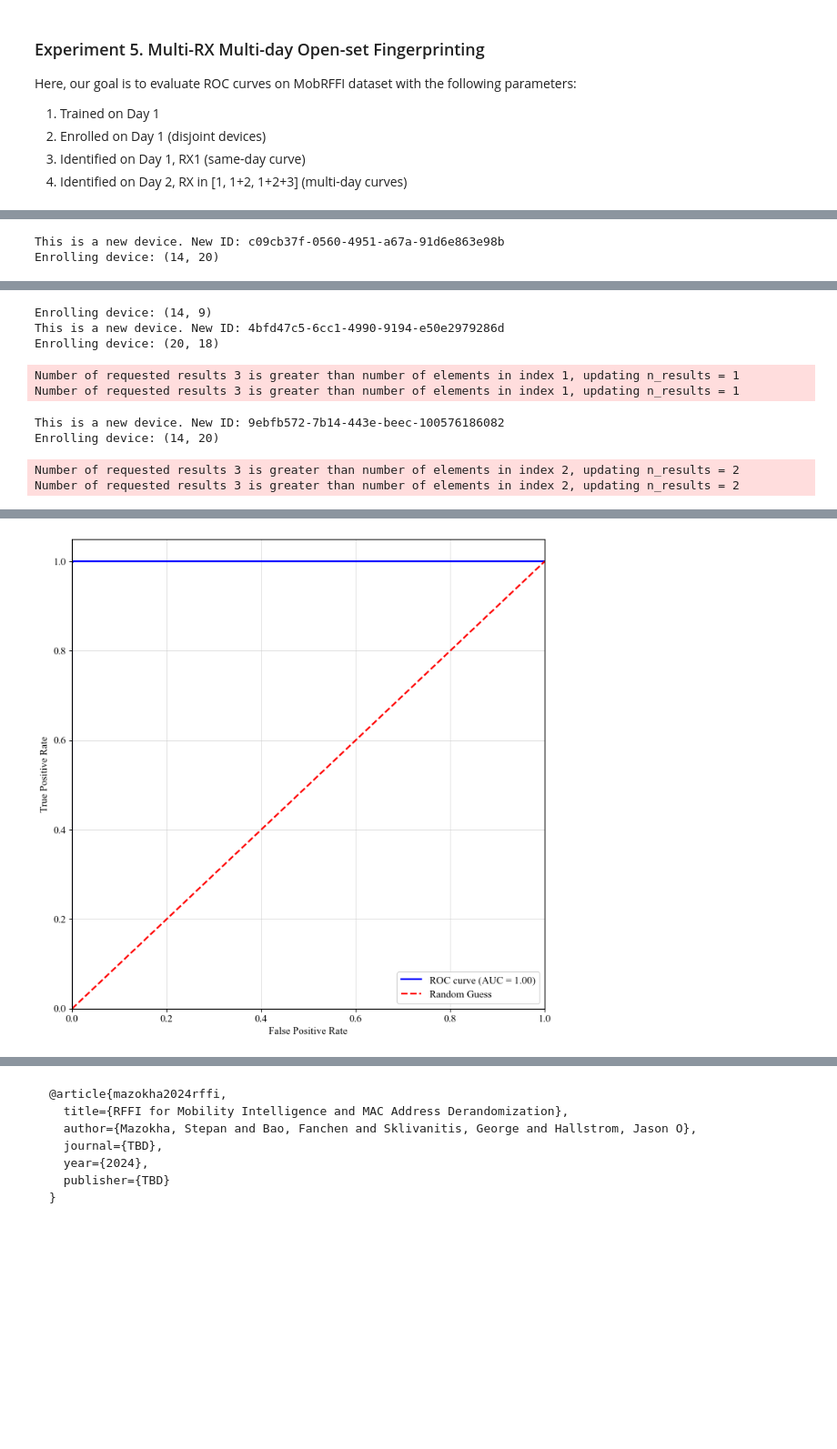
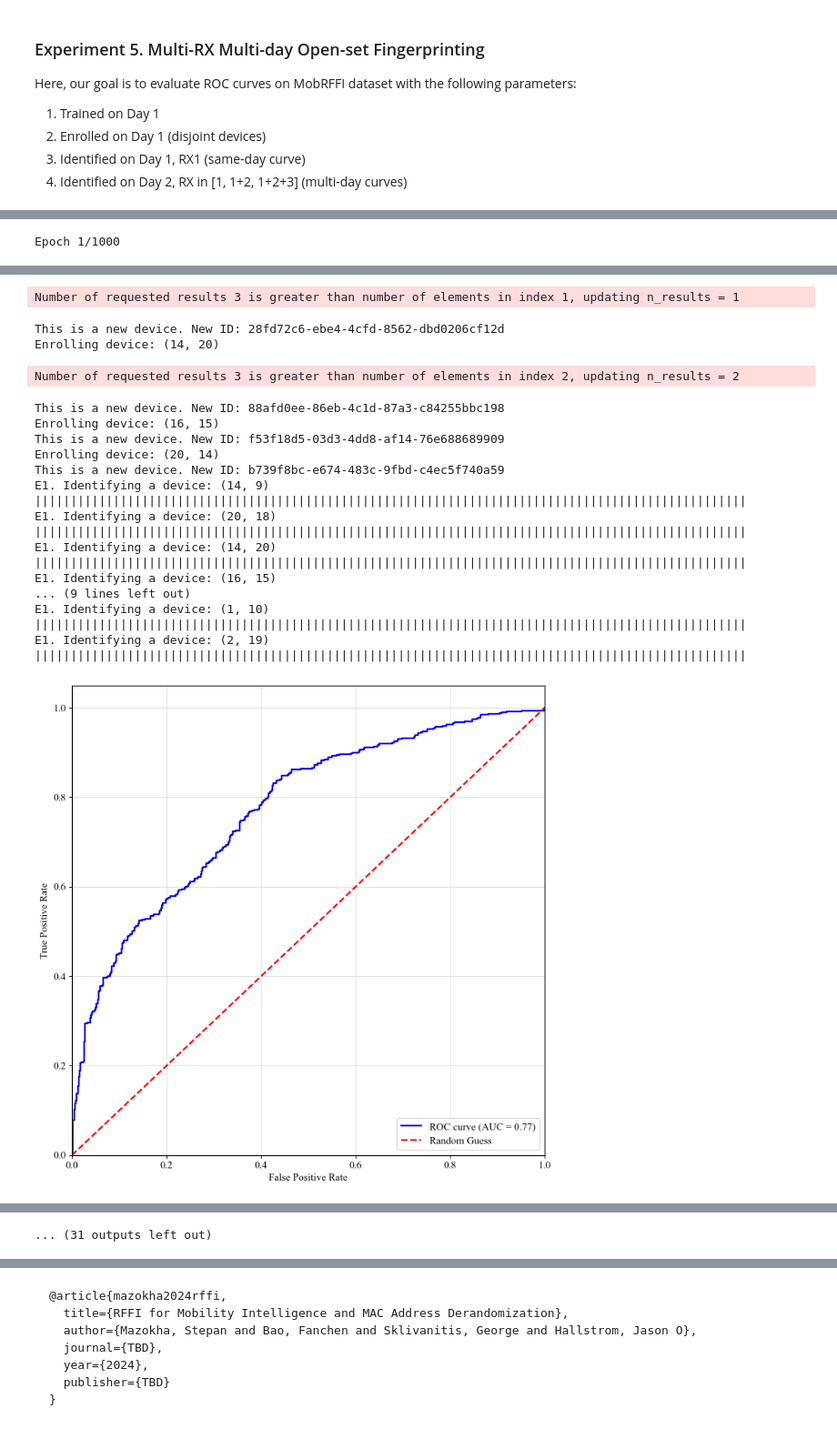
Before and after one commit to C2A2-at-Florida-Atlantic-University/AODT_RFFI, a Jupyter notebook: fingerprinting/mobrffi_extractor_demo.ipynb, the cells around one changed output, grey strips where cells are left out. Shown at 91% size. Drawn from its saved outputs; the diff is of its cells as text; code cells hidden in the pictures; blank space fills up the shorter version.

```diff
--- a/fingerprinting/mobrffi_extractor_demo.ipynb
+++ b/fingerprinting/mobrffi_extractor_demo.ipynb
@@ -528,33 +555,37 @@ Here, our goal is to evaluate ROC curves on MobRFFI dataset with the following p
 3. Identified on Day 1, RX1 (same-day curve)
 4. Identified on Day 2, RX in [1, 1+2, 1+2+3] (multi-day curves)
 # %%
-enable_training = False
+enable_training = True
 training_days = 1
 augment_multiplier = 2
 ch_ind = True
 loss_function = 'triplet_loss'
 loss_alpha = 1.1
 day_enroll_i = 0
-day_identify_i = 3
-augment_multiplier=2
-disjoint_node_ids_enroll = [269, 398, 280]
-disjoint_node_ids_identify = [269, 398, 280, 315, 394, 300, 330]
+disjoint_node_ids_enroll = [269, 398, 280, 315, 394]
+disjoint_node_ids_identify = [269, 398, 280, 315, 394, 300, 330, 1, 10, 39]
 
-for rx_nodes_max in range(1, 4):
-    rx_nodes = RX_NODES[0:rx_nodes_max]
+data_config = {'dataset_name': DatasetAPI.DATASET_V2V4, 'frame_count_train': 200, 'frame_count_epoch': 2, 'samples_count': 400}
+model_config = { 'loss_type': loss_function, 'alpha': loss_alpha, 'fp_len': 512, 'row': 80, 'batch_size': 32, 'enable_ind': ch_ind }
 
-    data_config = DATA_CONFIG = {'dataset_name': DatasetAPI.DATASET_V2V4, 'frame_count_train': 200, 'frame_count_epoch': 2, 'samples_count': 400}
-    model_config = { 'loss_type': loss_function, 'alpha': loss_alpha, 'fp_len': 512, 'row': 80, 'batch_size': 32, 'enable_ind': ch_ind }
-    fp_api = FingerprintingAPI(rx_ids = rx_nodes, data_config=data_config, model_config=model_config, aug_config=AUG_CONFIG, root_dir=ROOT_DIRECTORY, matlab_src_dir=MATLAB_SRC_DIRECTORY, matlab_session_id=MATLAB_SESSION_ID, aug_on=AUG_ON)
-    eval_api = EvaluationAPI(rx_ids = rx_nodes, data_config=data_config, model_config=model_config, aug_config=AUG_CONFIG, root_dir=ROOT_DIRECTORY, matlab_src_dir=MATLAB_SRC_DIRECTORY, matlab_session_id=MATLAB_SESSION_ID, aug_on=AUG_ON)
+roc_curves = [] # comment when running second time to combine ROC curves
+for day_identify_i in [1, 0]: # this wont work. gotta change day path in dataset api. this value must remain = 1 at all times.
+    for rx_nodes_max in [1, 2, 3]:
+        rx_nodes = RX_NODES[0:rx_nodes_max]
 
-    # 1. Let's train (or load) our models
-    models = get_extractor_models(fp_api, training_days, augment_multiplier, enable_training=enable_training, plot_history=False, show_summary=False)
+        print(f'Evaluating: Nrx={len(rx_nodes)}, Enroll Day={day_enroll_i+1}, Identify Day={day_identify_i+1}')
 
-    # 2. Let's evaluate open-set scenario
-    eval_api.evaluate_open_set_multirx(rx_ids=rx_nodes,
-        epoch_idx_enroll = 0, epochs_idx_identify = 1,
-        enroll_device_idx = disjoint_node_ids_enroll,
-        identify_device_idx = disjoint_node_ids_identify,
-        frame_count_enroll = 50, frame_count_identify = 200)
+        fp_api = FingerprintingAPI(rx_ids = rx_nodes, data_config=data_config, model_config=model_config, aug_config=AUG_CONFIG, root_dir=ROOT_DIRECTORY, matlab_src_dir=MATLAB_SRC_DIRECTORY, matlab_session_id=MATLAB_SESSION_ID, aug_on=AUG_ON)
+        eval_api = EvaluationAPI(rx_ids = rx_nodes, data_config=data_config, model_config=model_config, aug_config=AUG_CONFIG, root_dir=ROOT_DIRECTORY, matlab_src_dir=MATLAB_SRC_DIRECTORY, matlab_session_id=MATLAB_SESSION_ID, aug_on=AUG_ON)
+        models = get_extractor_models(fp_api, training_days, augment_multiplier, enable_training=enable_training, plot_history=False, show_summary=False)
+
+        fpr, tpr = eval_api.evaluate_open_set_multirx(rx_ids=rx_nodes,
+            epoch_idx_enroll = day_enroll_i, epochs_idx_identify = day_identify_i,
+            enroll_device_idx = disjoint_node_ids_enroll,
+            identify_device_idx = disjoint_node_ids_identify,
+            frame_count_enroll = 50, frame_count_identify = 100)
+
+        roc_curves.append({'tpr': tpr, 'fpr': fpr, 'info': f'Enrolled on day {day_enroll_i+1}, Identified on day {day_identify_i+1}, Receivers Combined: {len(rx_nodes)}'})
+
+utils.plot_roc_curves(roc_curves)
 # %% [output]
@@ -565,2 +602 @@ Number of requested results 3 is greater than number of elements in index 1, upd
-This is a new device. New ID: c09cb37f-0560-4951-a67a-91d6e863e98b
-Enrolling device: (14, 20)
+Epoch 1/1000
@@ -584,9 +626,22 @@ E1. Identifying a device: (17, 10)
-Enrolling device: (14, 9)
-This is a new device. New ID: 4bfd47c5-6cc1-4990-9194-e50e2979286d
-Enrolling device: (20, 18)
+Number of requested results 3 is greater than number of elements in index 1, updating n_results = 1
-Number of requested results 3 is greater than number of elements in index 1, updating n_results = 1
-Number of requested results 3 is greater than number of elements in index 1, updating n_results = 1
+This is a new device. New ID: 28fd72c6-ebe4-4cfd-8562-dbd0206cf12d
+Enrolling device: (14, 20)
-This is a new device. New ID: 9ebfb572-7b14-443e-beec-100576186082
-Enrolling device: (14, 20)
+Number of requested results 3 is greater than number of elements in index 2, updating n_results = 2
-Number of requested results 3 is greater than number of elements in index 2, updating n_results = 2
-Number of requested results 3 is greater than number of elements in index 2, updating n_results = 2
+This is a new device. New ID: 88afd0ee-86eb-4c1d-87a3-c84255bbc198
+Enrolling device: (16, 15)
+This is a new device. New ID: f53f18d5-03d3-4dd8-af14-76e688689909
+Enrolling device: (20, 14)
+This is a new device. New ID: b739f8bc-e674-483c-9fbd-c4ec5f740a59
+E1. Identifying a device: (14, 9)
+||||||||||||||||||||||||||||||||||||||||||||||||||||||||||||||||||||||||||||||||||||||||||||||||||||
+E1. Identifying a device: (20, 18)
+||||||||||||||||||||||||||||||||||||||||||||||||||||||||||||||||||||||||||||||||||||||||||||||||||||
+E1. Identifying a device: (14, 20)
+||||||||||||||||||||||||||||||||||||||||||||||||||||||||||||||||||||||||||||||||||||||||||||||||||||
+E1. Identifying a device: (16, 15)
+... (9 lines left out)
+E1. Identifying a device: (1, 10)
+||||||||||||||||||||||||||||||||||||||||||||||||||||||||||||||||||||||||||||||||||||||||||||||||||||
+E1. Identifying a device: (2, 19)
+||||||||||||||||||||||||||||||||||||||||||||||||||||||||||||||||||||||||||||||||||||||||||||||||||||
+[figure, new version]
@@ -608 +664,0 @@ E1. Identifying a device: (17, 10)
-[figure, removed]
@@ -609,0 +666 @@ E1. Identifying a device: (17, 10)
+... (31 outputs left out)
```
Also changed, not shown: parts of 9 cells of this notebook, 9 other files.
